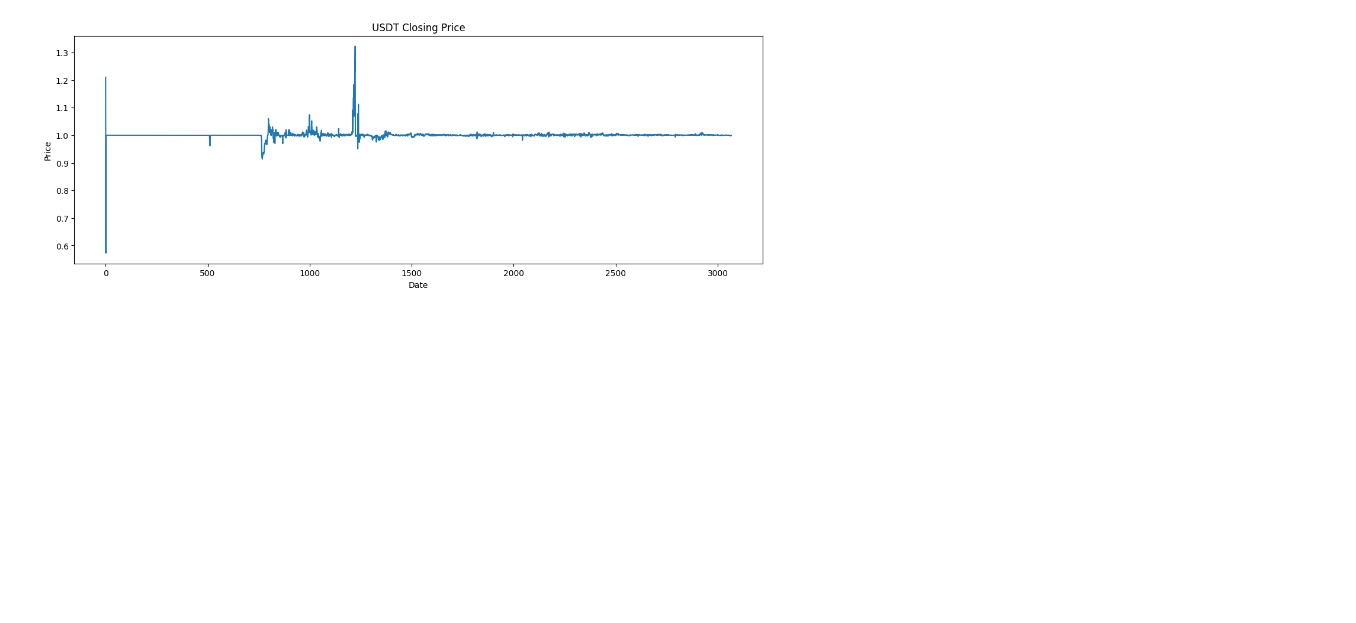
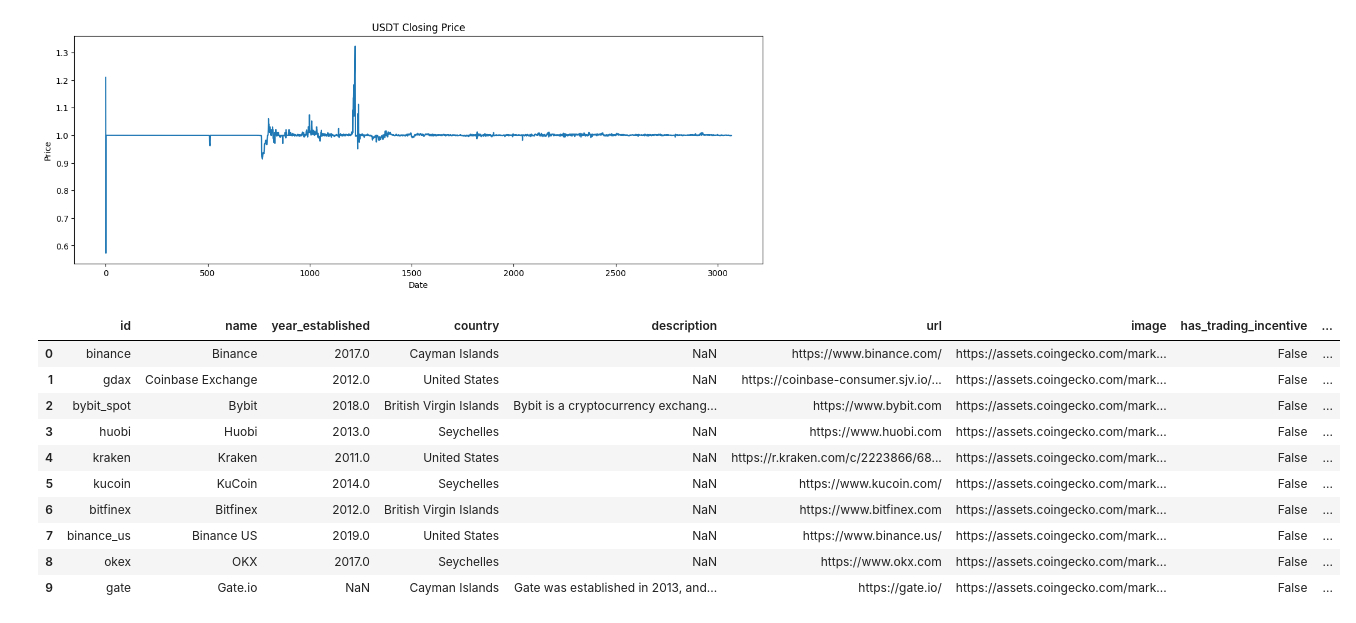
Before and after one commit to NahuVidales/CryptoDataAnalytics, a Jupyter notebook: EDA.ipynb, the cells around one changed output. Saved outputs shown, nothing was run; the diff lists cells and outputs as text; code cells hidden in the pictures; blank space fills up the shorter version.

```diff
--- a/EDA.ipynb
+++ b/EDA.ipynb
@@ -162,0 +166,15 @@ plt.show()
+# %%
+exchanges = pd.read_csv('data/exchanges.csv')
+exchanges.head(10)
+# %% [output]
+|  | id | name | year_established | country | description | url | image | has_trading_incentive | ... |
+| 0 | binance | Binance | 2017.0 | Cayman Islands | NaN | https://www.binance.com/ | https://assets.coingecko.com/mark... | False | ... |
+| 1 | gdax | Coinbase Exchange | 2012.0 | United States | NaN | https://coinbase-consumer.sjv.io/... | https://assets.coingecko.com/mark... | False | ... |
+| 2 | bybit_spot | Bybit | 2018.0 | British Virgin Islands | Bybit is a cryptocurrency exchang... | https://www.bybit.com | https://assets.coingecko.com/mark... | False | ... |
+| 3 | huobi | Huobi | 2013.0 | Seychelles | NaN | https://www.huobi.com | https://assets.coingecko.com/mark... | False | ... |
+| 4 | kraken | Kraken | 2011.0 | United States | NaN | https://r.kraken.com/c/2223866/68... | https://assets.coingecko.com/mark... | False | ... |
+| 5 | kucoin | KuCoin | 2014.0 | Seychelles | NaN | https://www.kucoin.com/ | https://assets.coingecko.com/mark... | False | ... |
+| 6 | bitfinex | Bitfinex | 2012.0 | British Virgin Islands | NaN | https://www.bitfinex.com | https://assets.coingecko.com/mark... | False | ... |
+| 7 | binance_us | Binance US | 2019.0 | United States | NaN | https://www.binance.us/ | https://assets.coingecko.com/mark... | False | ... |
+| 8 | okex | OKX | 2017.0 | Seychelles | NaN | https://www.okx.com | https://assets.coingecko.com/mark... | False | ... |
+| 9 | gate | Gate.io | NaN | Cayman Islands | Gate was established in 2013, and... | https://gate.io/ | https://assets.coingecko.com/mark... | False | ... |
```
Also changed, not shown: parts of 2 cells of this notebook, 5 other files.
